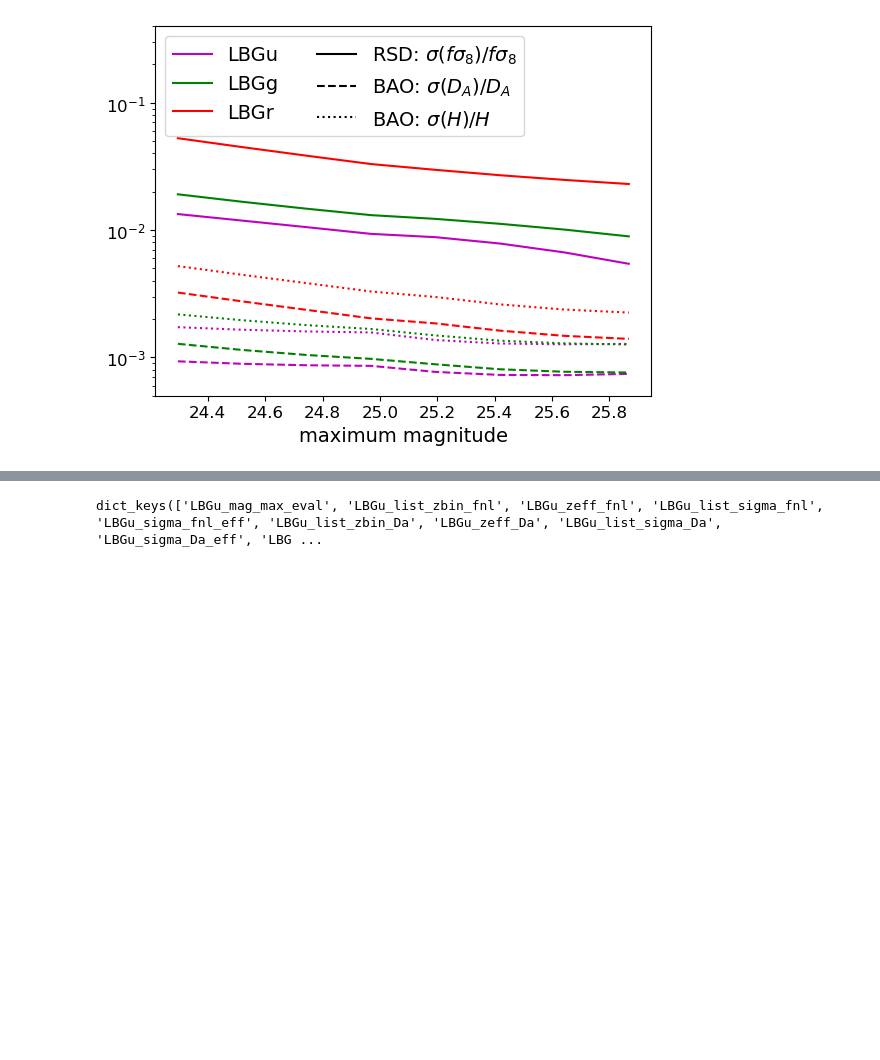
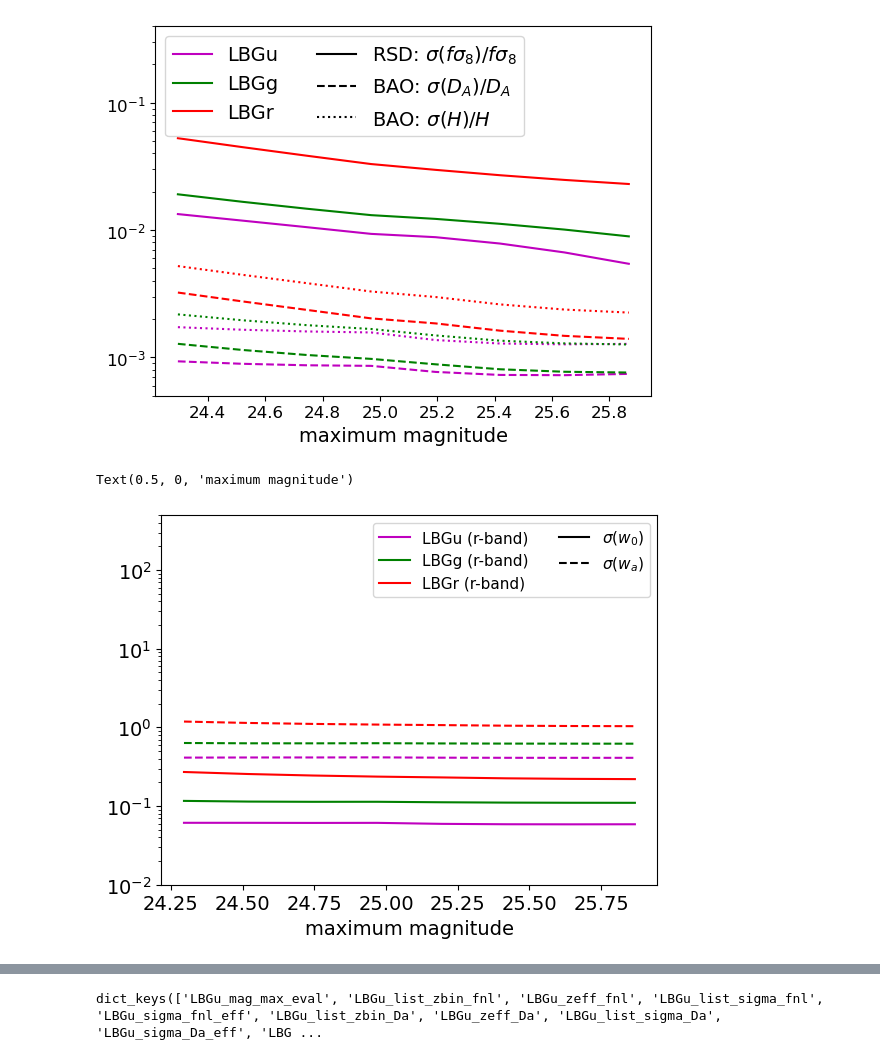
Before and after one commit to WST-Cosmology/WP221_Target_selection, a Jupyter notebook: plots_for_paper/2.dark_survey_forecasts.ipynb, the cells around one changed output, grey strips where cells are left out. Saved outputs shown, nothing was run; the diff lists cells and outputs as text; code cells hidden in the pictures; blank space fills up the shorter version.

```diff
--- a/plots_for_paper/2.dark_survey_forecasts.ipynb
+++ b/plots_for_paper/2.dark_survey_forecasts.ipynb
@@ -86,6 +90,17 @@ LBGr = 497.0059880239521
 <matplotlib.legend.Legend at 0x...>
 [figure]
 # %%
+
+sigma_omega_m = 0.0012
+h_fid         = 0.677
+sigma_H0      = 100.0 * 0.0054
+
+F_prior = np.diag([
+    1 / 1e6,                                  # w0  — essentially flat
+    1 / 1e6,                                  # wa  — essentially flat
+    (h_fid**2 / sigma_omega_m)**2,            # Omega_m, from omega_m prior
+    1 / sigma_H0**2,                          # H0
+])
 n=0
 for k, tracer in enumerate(['LBGu', 'LBGg', 'LBGr']):
 
@@ -103,12 +118,43 @@ for k, tracer in enumerate(['LBGu', 'LBGg', 'LBGr']):
         sigma_Da_eff = survey['per_tracer_forecasts'][tracer+'_sigma_Da_eff'][i]
         sigma_H_eff = survey['per_tracer_forecasts'][tracer+'_sigma_H_eff'][i]
 
-        Fisher_mat_w0wa = fisher_matrix_bao_SuEisenstein.sigma_w0_wa_eff(zeff, sigma_Da_eff, sigma_H_eff, cosmo, w0=-1.0, wa=0.0, corr_DaH=0.0, rel_step=1e-2)
+        Fisher_mat_w0wa = fisher_matrix_bao_SuEisenstein.Fisher_mat_BAO_cosmo_params(zeff, sigma_Da_eff, sigma_H_eff, cosmo,  param_names=('w0', 'wa', 'Omega_m', 'H0'), rel_step=1e-2)
         survey['per_tracer_forecasts'][tracer+'_Fisher_mat_wOwa_eff'].append(Fisher_mat_w0wa)
-        err_w0.append(np.linalg.inv(Fisher_mat_w0wa).diagonal()[0]**.5)
-        err_wa.append(np.linalg.inv(Fisher_mat_w0wa).diagonal()[1]**.5)
+        err_w0.append(np.linalg.inv(Fisher_mat_w0wa + F_prior).diagonal()[0]**.5)
+        err_wa.append(np.linalg.inv(Fisher_mat_w0wa + F_prior).diagonal()[1]**.5)
     survey['per_tracer_forecasts'][tracer+'_sigma_w0_eff'] = np.array(err_w0)
     survey['per_tracer_forecasts'][tracer+'_sigma_wa_eff'] = np.array(err_wa)
+# %%
+n=0
+for k, tracer in enumerate(['LBGu', 'LBGg', 'LBGr']):
+
+    survey = survey_design_dark
+
+    x, y = survey['config_survey'][tracer+'_mag_centers'], np.array(survey['per_tracer_forecasts'][tracer+'_sigma_w0_eff'])
+    mask_color = np.array(survey['config_survey']['tracers'])==tracer
+    color = np.array(survey['config_survey']['color'])[mask_color][0]
+    mask_index_tracer_in_survey = survey["config_survey"]['tracers'] == tracer
+    plt.plot(np.array(x)[y < 1000], np.array(y)[y < 1000],
+                 color = color,
+                 marker='',label = tracer+ f' ({survey["config_survey"]["limiting_mag_band"][mask_index_tracer_in_survey]}-band)')
+
+    x, y = survey['config_survey'][tracer+'_mag_centers'], np.array(survey['per_tracer_forecasts'][tracer+'_sigma_wa_eff'])
+    plt.plot(np.array(x)[y < 1000], np.array(y)[y < 1000],
+                 color = color, ls='--',
+                 marker='')
+
+    #plt.xlim(0, 1.3)
+    plt.ylim(0.01, 500)
+plt.xlabel(r'redshift bin', fontsize=14)
+plt.tick_params(axis='both', labelsize=14)
+plt.yscale('log')
+plt.plot([], [], '-k', label = r'$\sigma(w_0)$')
+plt.plot([], [], '--k', label = r'$\sigma(w_a)$')
+plt.legend(fontsize=11, ncols=2)
+plt.xlabel(r'maximum magnitude', fontsize=14)
+# %% [output]
+Text(0.5, 0, 'maximum magnitude')
+[figure, added]
 # %%
 
 x = survey_design_dark['config_survey']['LBGu_target_density']
```
Also changed, not shown: parts of 7 cells of this notebook, 25 other files.
